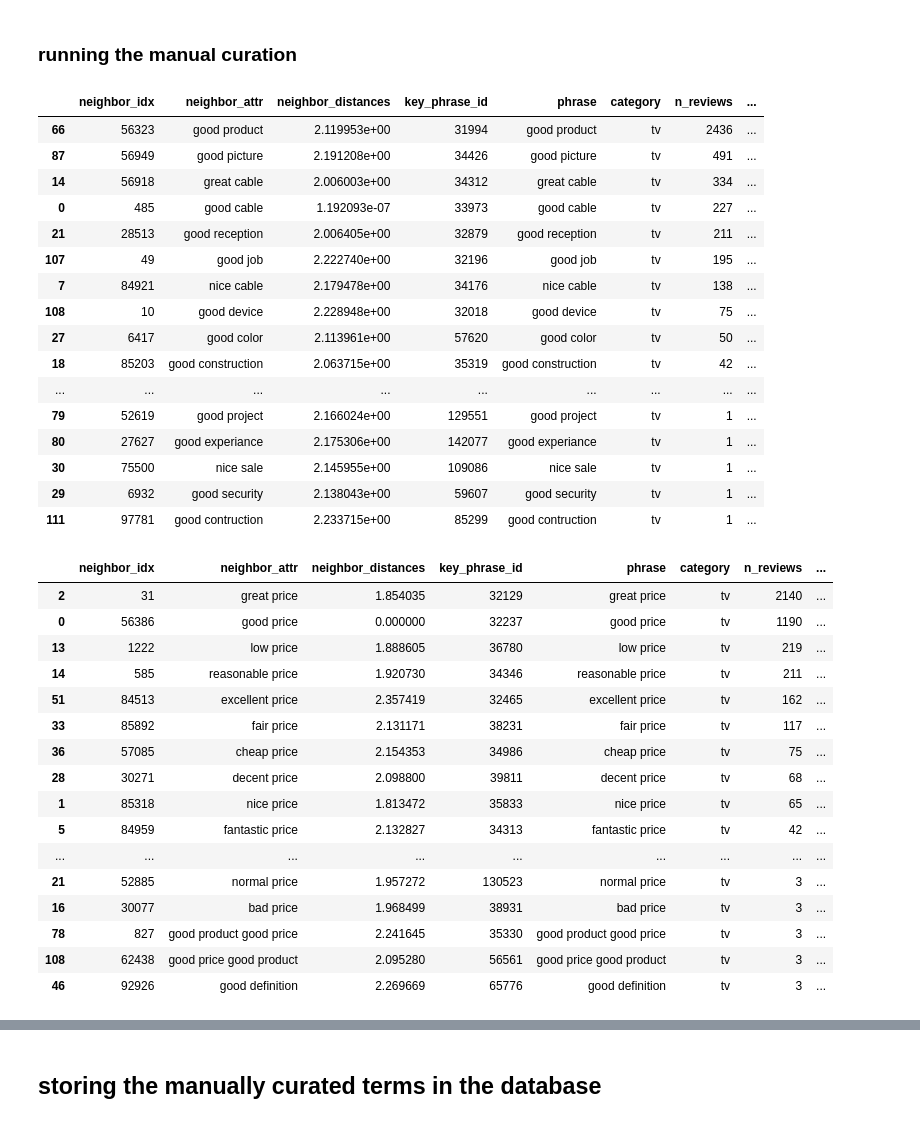
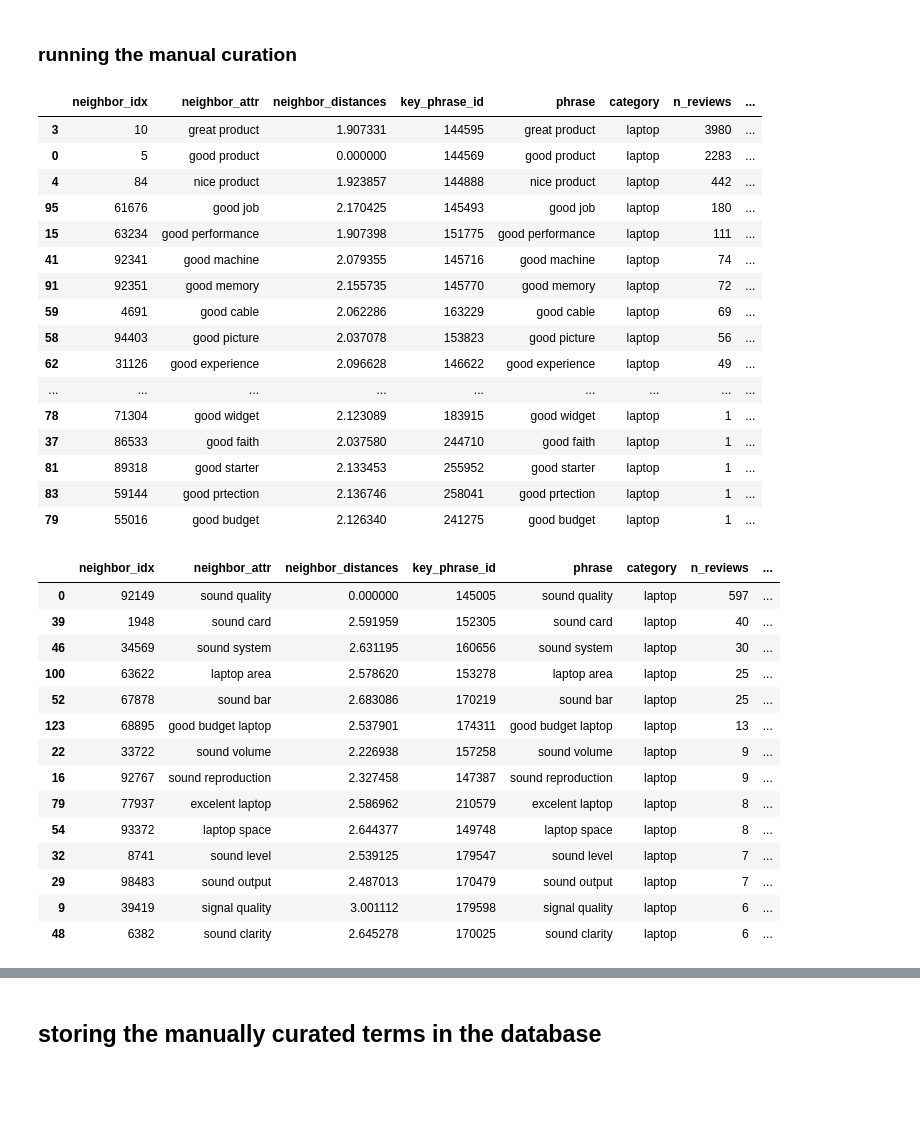
Before and after one commit to avelllabs/Gabby, a Jupyter notebook: notebooks/17_gb_phrase_orders_and_groupings.ipynb, the cells around one changed output, grey strips where cells are left out. Saved outputs shown, nothing was run; the diff lists cells and outputs as text; code cells hidden in the pictures; blank space fills up the shorter version.

Commit message:
WIP laptop attributes curated; headphne query running

```diff
--- a/notebooks/17_gb_phrase_orders_and_groupings.ipynb
+++ b/notebooks/17_gb_phrase_orders_and_groupings.ipynb
@@ -452,45 +452,43 @@ key_phrases.loc[priority_order[:25]]
 # %% [markdown]
 ### running the manual curation
 # %%
-qattr_nn = get_similar_attributes(key_phrases, all_clusters_mean_distance, 100, phrase_vectors_arr, attributes, nn_model, 'good cable')
+qattr_nn = get_similar_attributes(key_phrases, all_clusters_mean_distance, 100, phrase_vectors_arr, attributes, nn_model, 'good product')
 qattr_nn
 # %% [output]
 |  | neighbor_idx | neighbor_attr | neighbor_distances | key_phrase_id | phrase | category | n_reviews | ... |
-| 66 | 56323 | good product | 2.119953e+00 | 31994 | good product | tv | 2436 | ... |
-| 87 | 56949 | good picture | 2.191208e+00 | 34426 | good picture | tv | 491 | ... |
-| 14 | 56918 | great cable | 2.006003e+00 | 34312 | great cable | tv | 334 | ... |
-| 0 | 485 | good cable | 1.192093e-07 | 33973 | good cable | tv | 227 | ... |
-| 21 | 28513 | good reception | 2.006405e+00 | 32879 | good reception | tv | 211 | ... |
-| 107 | 49 | good job | 2.222740e+00 | 32196 | good job | tv | 195 | ... |
-| 7 | 84921 | nice cable | 2.179478e+00 | 34176 | nice cable | tv | 138 | ... |
-| 108 | 10 | good device | 2.228948e+00 | 32018 | good device | tv | 75 | ... |
-| 27 | 6417 | good color | 2.113961e+00 | 57620 | good color | tv | 50 | ... |
-| 18 | 85203 | good construction | 2.063715e+00 | 35319 | good construction | tv | 42 | ... |
+| 3 | 10 | great product | 1.907331 | 144595 | great product | laptop | 3980 | ... |
+| 0 | 5 | good product | 0.000000 | 144569 | good product | laptop | 2283 | ... |
+| 4 | 84 | nice product | 1.923857 | 144888 | nice product | laptop | 442 | ... |
+| 95 | 61676 | good job | 2.170425 | 145493 | good job | laptop | 180 | ... |
+| 15 | 63234 | good performance | 1.907398 | 151775 | good performance | laptop | 111 | ... |
+| 41 | 92341 | good machine | 2.079355 | 145716 | good machine | laptop | 74 | ... |
+| 91 | 92351 | good memory | 2.155735 | 145770 | good memory | laptop | 72 | ... |
+| 59 | 4691 | good cable | 2.062286 | 163229 | good cable | laptop | 69 | ... |
+| 58 | 94403 | good picture | 2.037078 | 153823 | good picture | laptop | 56 | ... |
+| 62 | 31126 | good experience | 2.096628 | 146622 | good experience | laptop | 49 | ... |
 | ... | ... | ... | ... | ... | ... | ... | ... | ... |
-| 79 | 52619 | good project | 2.166024e+00 | 129551 | good project | tv | 1 | ... |
-| 80 | 27627 | good experiance | 2.175306e+00 | 142077 | good experiance | tv | 1 | ... |
-| 30 | 75500 | nice sale | 2.145955e+00 | 109086 | nice sale | tv | 1 | ... |
-| 29 | 6932 | good security | 2.138043e+00 | 59607 | good security | tv | 1 | ... |
-| 111 | 97781 | good contruction | 2.233715e+00 | 85299 | good contruction | tv | 1 | ... |
+| 78 | 71304 | good widget | 2.123089 | 183915 | good widget | laptop | 1 | ... |
+| 37 | 86533 | good faith | 2.037580 | 244710 | good faith | laptop | 1 | ... |
+| 81 | 89318 | good starter | 2.133453 | 255952 | good starter | laptop | 1 | ... |
+| 83 | 59144 | good prtection | 2.136746 | 258041 | good prtection | laptop | 1 | ... |
+| 79 | 55016 | good budget | 2.126340 | 241275 | good budget | laptop | 1 | ... |
 # %%
 #qattr_nn.sort_values('neighbor_distances')
-qattr_nn[qattr_nn['n_reviews'] >=3]
+qattr_nn[qattr_nn['n_reviews'] > 5]
 # %% [output]
 |  | neighbor_idx | neighbor_attr | neighbor_distances | key_phrase_id | phrase | category | n_reviews | ... |
-| 2 | 31 | great price | 1.854035 | 32129 | great price | tv | 2140 | ... |
-| 0 | 56386 | good price | 0.000000 | 32237 | good price | tv | 1190 | ... |
-| 13 | 1222 | low price | 1.888605 | 36780 | low price | tv | 219 | ... |
-| 14 | 585 | reasonable price | 1.920730 | 34346 | reasonable price | tv | 211 | ... |
-| 51 | 84513 | excellent price | 2.357419 | 32465 | excellent price | tv | 162 | ... |
-| 33 | 85892 | fair price | 2.131171 | 38231 | fair price | tv | 117 | ... |
-| 36 | 57085 | cheap price | 2.154353 | 34986 | cheap price | tv | 75 | ... |
-| 28 | 30271 | decent price | 2.098800 | 39811 | decent price | tv | 68 | ... |
-| 1 | 85318 | nice price | 1.813472 | 35833 | nice price | tv | 65 | ... |
-| 5 | 84959 | fantastic price | 2.132827 | 34313 | fantastic price | tv | 42 | ... |
-| ... | ... | ... | ... | ... | ... | ... | ... | ... |
-| 21 | 52885 | normal price | 1.957272 | 130523 | normal price | tv | 3 | ... |
-| 16 | 30077 | bad price | 1.968499 | 38931 | bad price | tv | 3 | ... |
-| 78 | 827 | good product good price | 2.241645 | 35330 | good product good price | tv | 3 | ... |
-| 108 | 62438 | good price good product | 2.095280 | 56561 | good price good product | tv | 3 | ... |
-| 46 | 92926 | good definition | 2.269669 | 65776 | good definition | tv | 3 | ... |
+| 0 | 92149 | sound quality | 0.000000 | 145005 | sound quality | laptop | 597 | ... |
+| 39 | 1948 | sound card | 2.591959 | 152305 | sound card | laptop | 40 | ... |
+| 46 | 34569 | sound system | 2.631195 | 160656 | sound system | laptop | 30 | ... |
+| 100 | 63622 | laptop area | 2.578620 | 153278 | laptop area | laptop | 25 | ... |
+| 52 | 67878 | sound bar | 2.683086 | 170219 | sound bar | laptop | 25 | ... |
+| 123 | 68895 | good budget laptop | 2.537901 | 174311 | good budget laptop | laptop | 13 | ... |
+| 22 | 33722 | sound volume | 2.226938 | 157258 | sound volume | laptop | 9 | ... |
+| 16 | 92767 | sound reproduction | 2.327458 | 147387 | sound reproduction | laptop | 9 | ... |
+| 79 | 77937 | excelent laptop | 2.586962 | 210579 | excelent laptop | laptop | 8 | ... |
+| 54 | 93372 | laptop space | 2.644377 | 149748 | laptop space | laptop | 8 | ... |
+| 32 | 8741 | sound level | 2.539125 | 179547 | sound level | laptop | 7 | ... |
+| 29 | 98483 | sound output | 2.487013 | 170479 | sound output | laptop | 7 | ... |
+| 9 | 39419 | signal quality | 3.001112 | 179598 | signal quality | laptop | 6 | ... |
+| 48 | 6382 | sound clarity | 2.645278 | 170025 | sound clarity | laptop | 6 | ... |
 # %%
```
Also changed, not shown: parts of 22 cells of this notebook, 1 other file.
